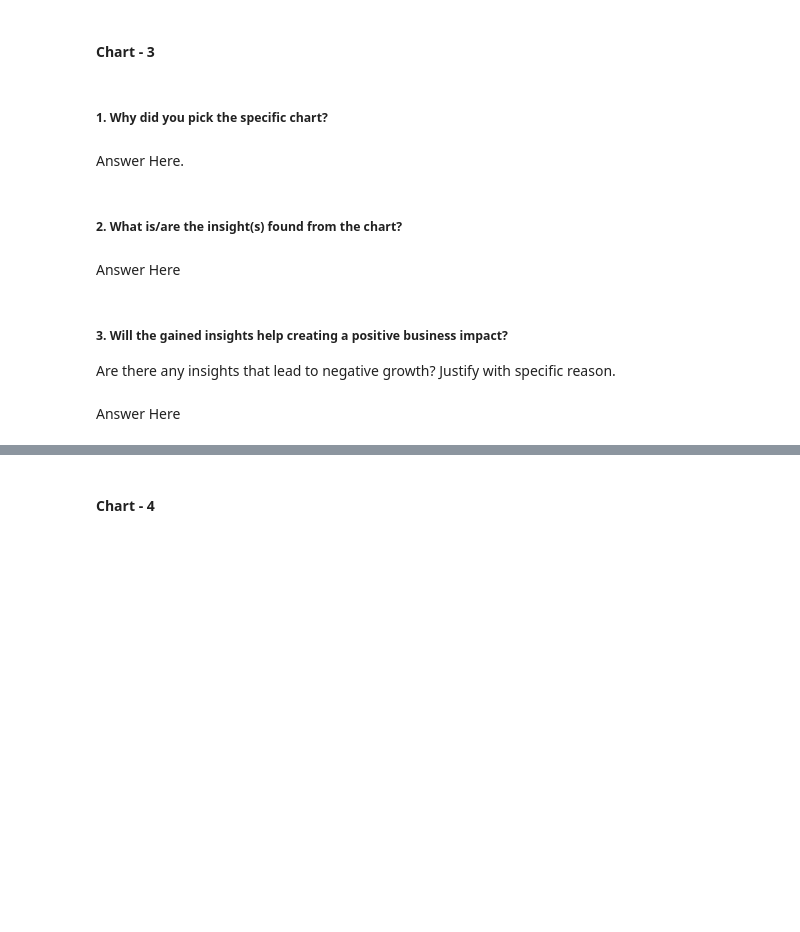
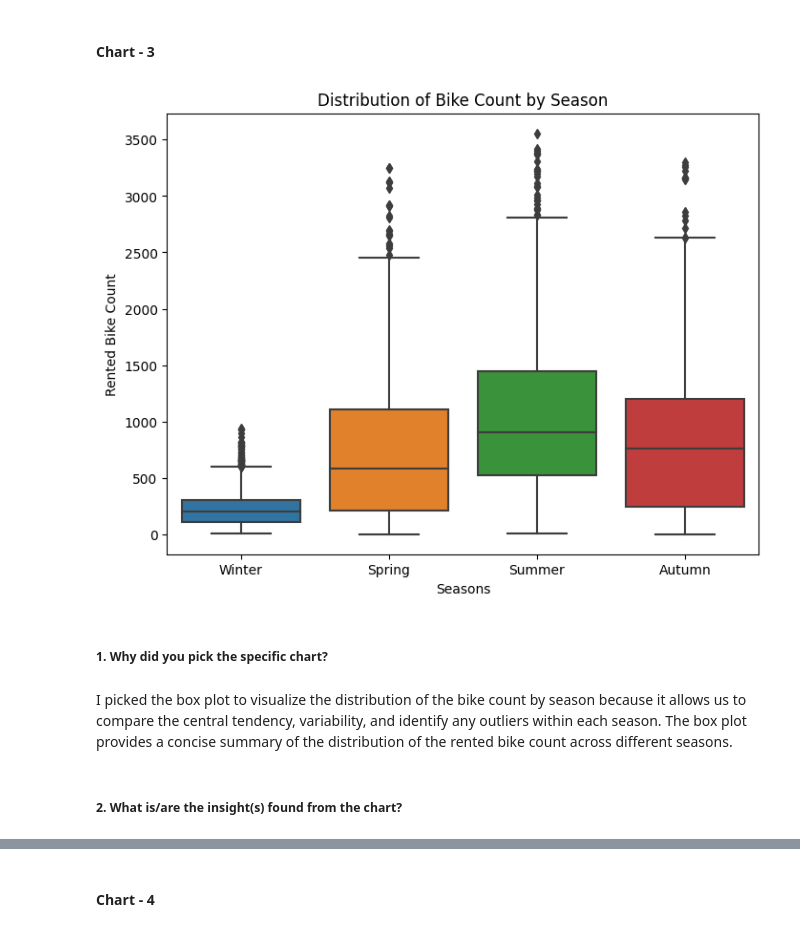
Before and after one commit to Mostaqul143/Bike-Sharing-Demand-Prediction, a Jupyter notebook: Sample ML Submission Template.ipynb, the cells around one changed output, grey strips where cells are left out. Saved outputs shown, nothing was run; the diff lists cells and outputs as text; code cells hidden in the pictures; blank space fills up the shorter version.

```diff
--- a/Sample ML Submission Template.ipynb
+++ b/Sample ML Submission Template.ipynb
@@ -286,13 +366,17 @@ Answer Here
+# %%
+# Chart - 3 BoxPlot Between Rented Bike Count abd season
+
+plt.figure(figsize=(8, 6))
+sns.boxplot(x='Seasons', y='Rented Bike Count', data=df)
+plt.xlabel('Seasons')
+plt.ylabel('Rented Bike Count')
+plt.title('Distribution of Bike Count by Season')
+plt.show()
+# %% [output]
+[figure, added]
 # %% [markdown]
 ##### 1. Why did you pick the specific chart?
-# %% [markdown]
-Answer Here.
+# %% [markdown]
+ I picked the box plot to visualize the distribution of the bike count by season because it allows us to compare the central tendency, variability, and identify any outliers within each season. The box plot provides a concise summary of the distribution of the rented bike count across different seasons.
 # %% [markdown]
 ##### 2. What is/are the insight(s) found from the chart?
-# %% [markdown]
-Answer Here
-# %% [markdown]
-##### 3. Will the gained insights help creating a positive business impact?
-Are there any insights that lead to negative growth? Justify with specific reason.
-# %% [markdown]
-Answer Here
```
Also changed, not shown: parts of 117 cells of this notebook.
